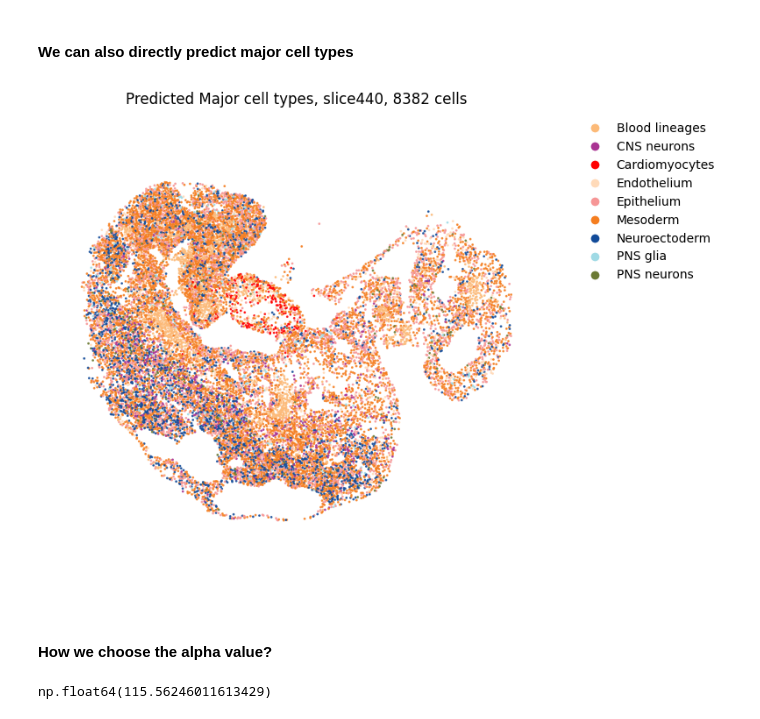
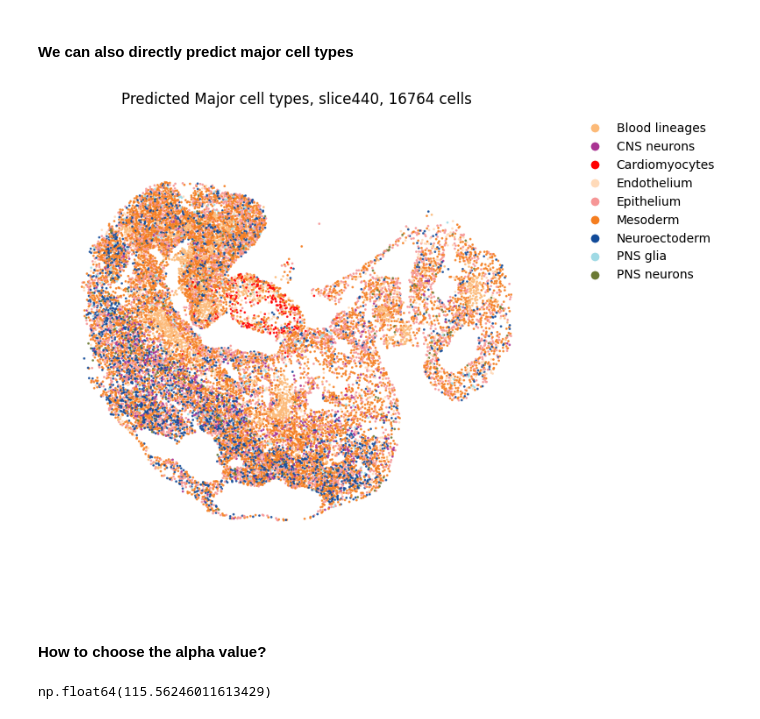
Before and after one commit to lanshui98/UniST-tutorial, a Jupyter notebook: docs/source/cell_annotation.ipynb, the cells around one changed output. Cells and saved outputs as stored; diff of their text form; code cells hidden in the pictures.

```diff
--- a/docs/source/cell_annotation.ipynb
+++ b/docs/source/cell_annotation.ipynb
@@ -372,37 +370,37 @@ colors = [label_to_color.get(l, "#CCCCCC") for l in labels]
 plt.figure(figsize=(8, 6))
 plt.scatter(coords[:, 0], coords[:, 1], c=colors, s=1, alpha=0.8)
 plt.xlabel('X')
 plt.ylabel('Y')
-plt.title(f'Predicted Major cell types, slice440, {slice.shape[0]} cells')
+plt.title(f'Predicted Major cell types, slice440, {res.shape[0]} cells')
 plt.axis('equal')
 plt.box(False)
 plt.axis('off')
 
 legend_handles = [
     Line2D(
         [0], [0],
         marker='o',
         color='w',
         markerfacecolor=label_to_color[label],
         markersize=8,
         label=label
     )
     for label in unique_labels
 ]
 
 plt.legend(
     handles=legend_handles,
     bbox_to_anchor=(1.05, 1),
     loc='upper left',
     frameon=False
 )
 
 plt.tight_layout()
 plt.show()
 # %% [output]
-[figure, old version]
+[figure, new version]
 # %% [markdown]
-#### How we choose the alpha value?
+#### How to choose the alpha value?
 # %%
 np.median(d_expr)
 # %% [output]
```
Also changed, not shown: parts of 6 cells of this notebook.
